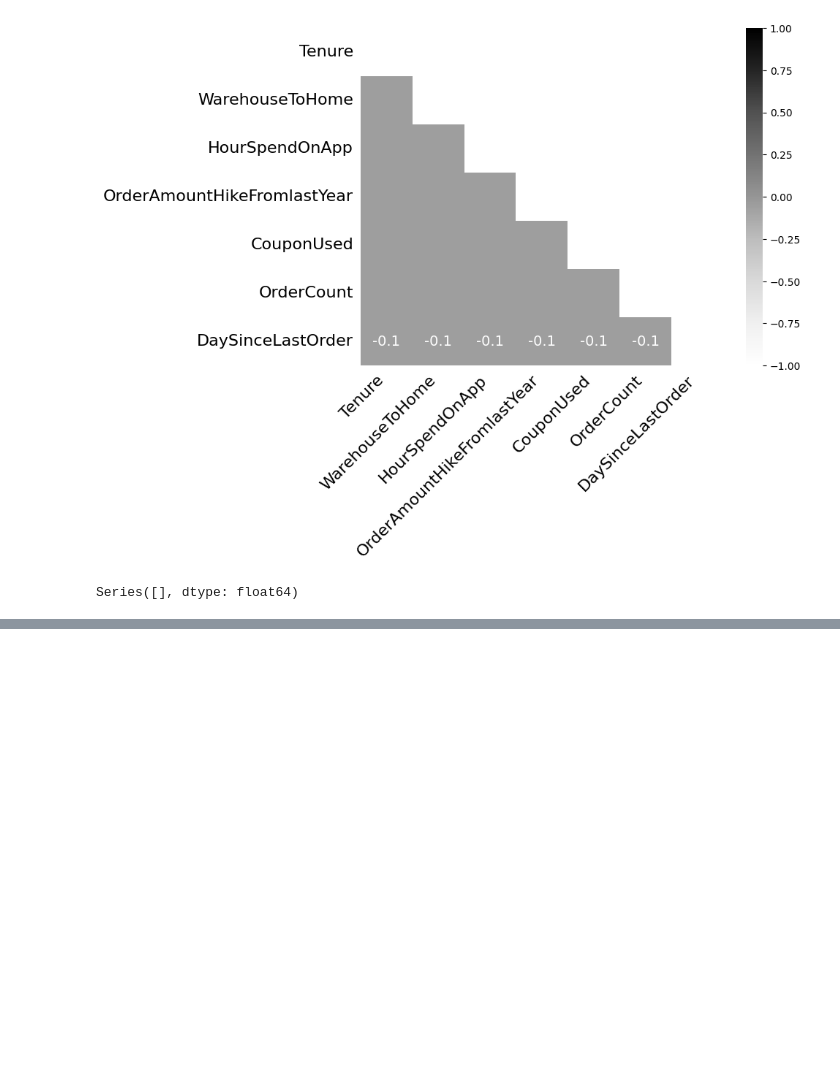
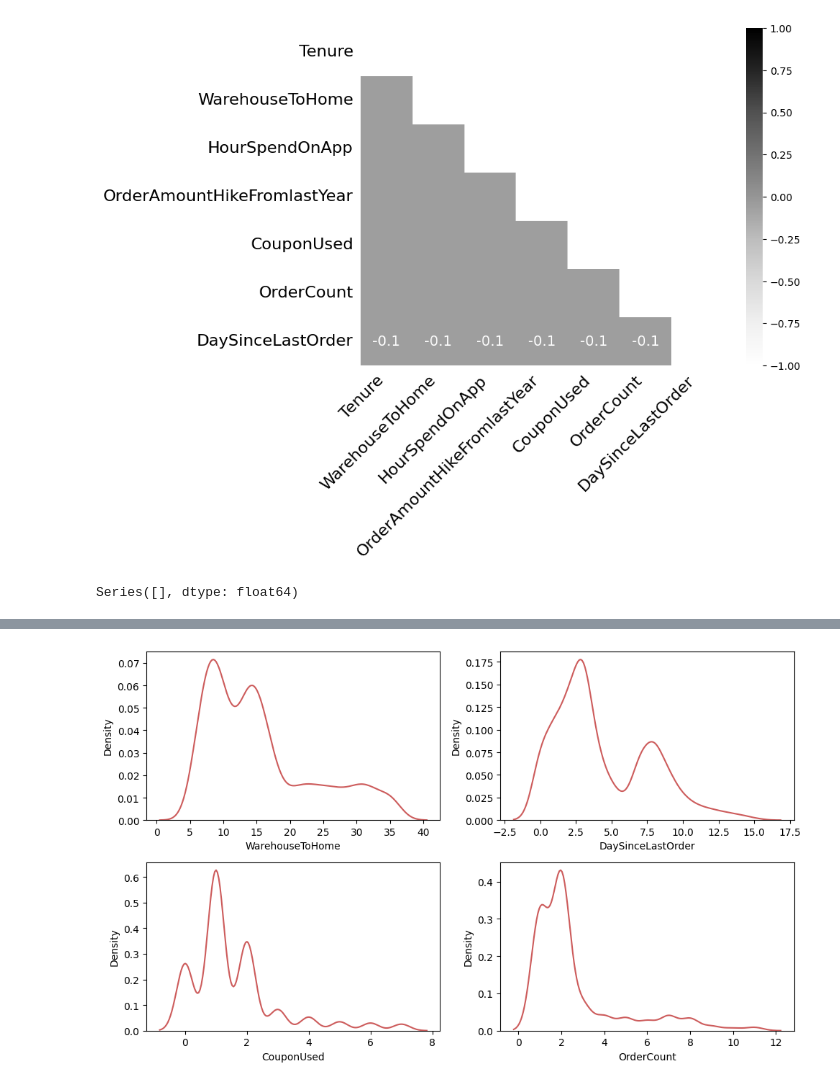
Before and after one commit to RaulSandj/E-Commerce-Churn-Analysis-and-Prediction, a Jupyter notebook: EcommAnalysis.ipynb, the cells around one changed output, grey strips where cells are left out. Drawn from its saved outputs; the diff is of its cells as text; code cells hidden in the pictures; blank space fills up the shorter version.

```diff
--- a/EcommAnalysis.ipynb
+++ b/EcommAnalysis.ipynb
@@ -371,0 +443,27 @@ Series([], dtype: float64)
+# %%
+from sklearn.model_selection import train_test_split
+
+# Select the column for outlier removal
+selected_column = ['WarehouseToHome', 'DaySinceLastOrder', 'CouponUsed', 'OrderCount']
+
+# Split the data into training and test sets
+train_df, test_df = train_test_split(df, test_size=0.2, random_state=42)
+
+# Calculate the z-scores for the selected column in the training set
+train_z_scores = np.abs((train_df[selected_column] - train_df[selected_column].mean()) / train_df[selected_column].std())
+
+# Set the threshold for defining outliers (e.g., z-score > 3)
+threshold = 3
+
+# Filter the training DataFrame, removing rows with z-scores above the threshold in the selected column
+train_df_no_outliers = train_df[train_z_scores <= threshold]
+# %%
+# Distribution of data before scaling
+plt.figure(figsize=(10, 6))
+for i, col in enumerate(['WarehouseToHome', 'DaySinceLastOrder', 'CouponUsed', 'OrderCount']):
+    plt.subplot(2, 2, i+1)
+    sns.kdeplot(x=train_df_no_outliers[col], color='indianred')
+    plt.xlabel(col)
+    plt.tight_layout()
+# %% [output]
+[figure, added]
```
Also changed, not shown: parts of 18 cells of this notebook.
